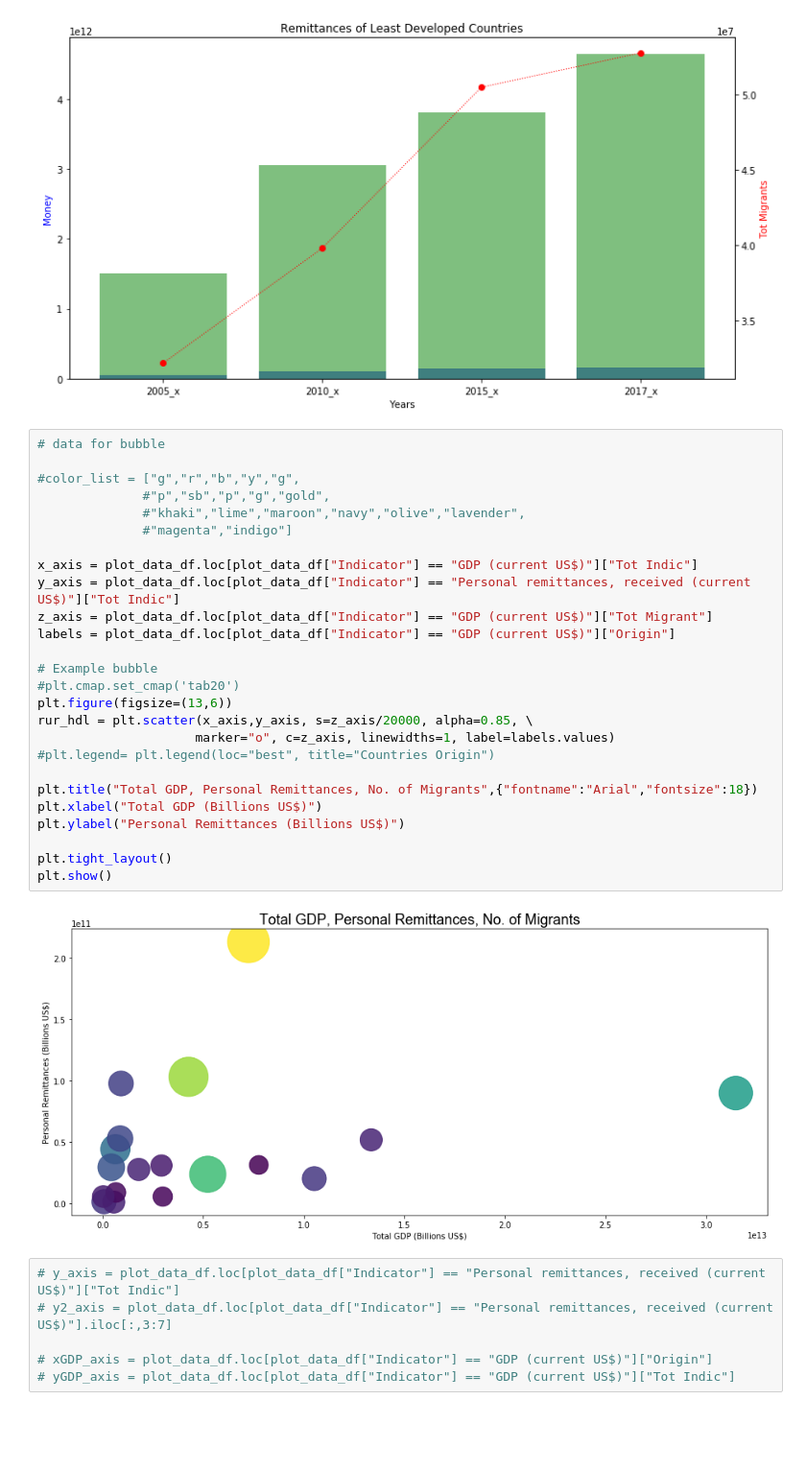
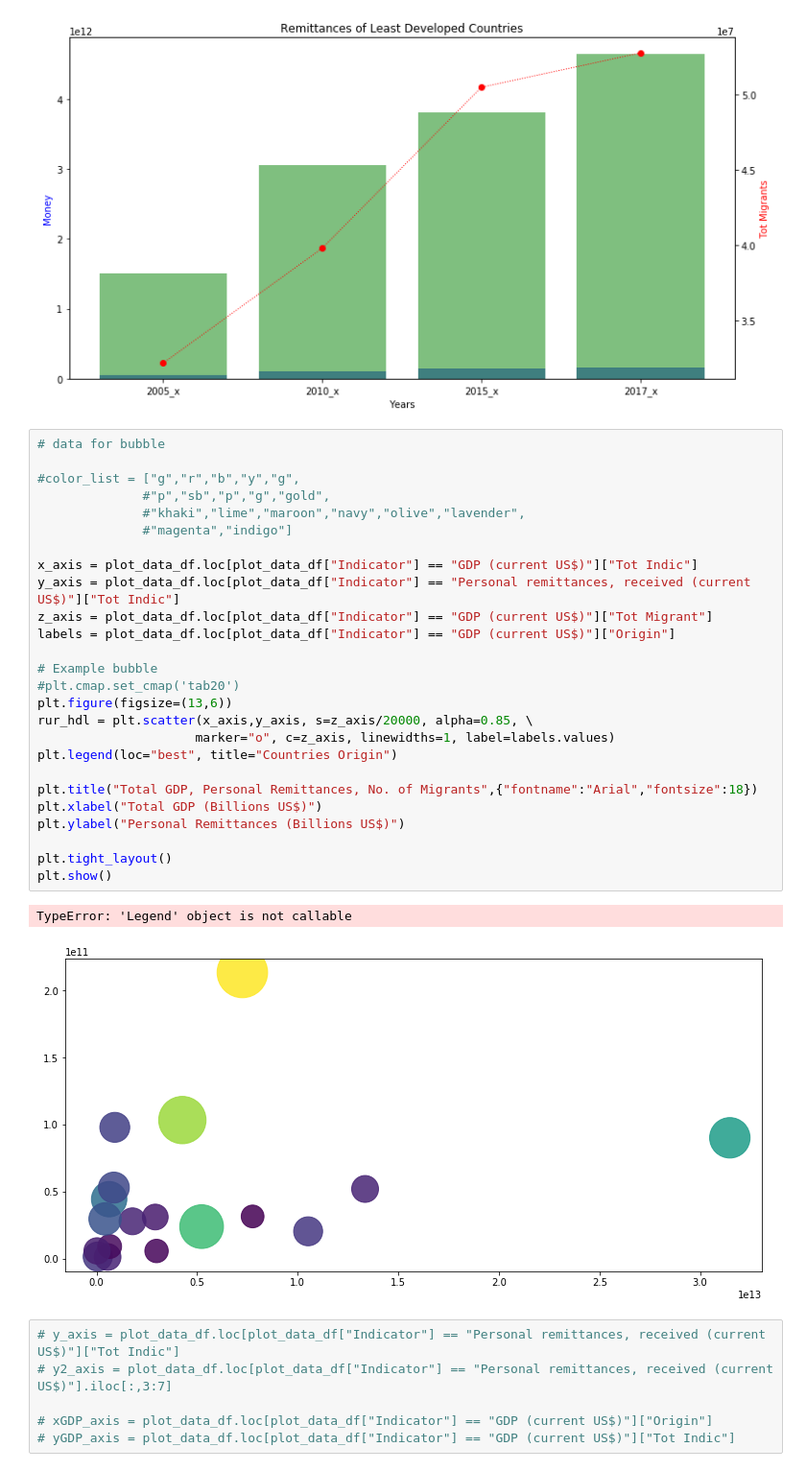
Before and after one commit to nithiye/Project-Guru, a Jupyter notebook: Ex_plotting.ipynb, the cells around one changed output. Shown: that part at 96% size. Cells and saved outputs as stored; diff of their text form; blank space fills up the shorter version.

```diff
--- a/Ex_plotting.ipynb
+++ b/Ex_plotting.ipynb
@@ -83,31 +83,32 @@ plt.show()
 # %%
 # data for bubble
 
 #color_list = ["g","r","b","y","g",
               #"p","sb","p","g","gold",
               #"khaki","lime","maroon","navy","olive","lavender",
               #"magenta","indigo"]
 
 x_axis = plot_data_df.loc[plot_data_df["Indicator"] == "GDP (current US$)"]["Tot Indic"]
 y_axis = plot_data_df.loc[plot_data_df["Indicator"] == "Personal remittances, received (current US$)"]["Tot Indic"]
 z_axis = plot_data_df.loc[plot_data_df["Indicator"] == "GDP (current US$)"]["Tot Migrant"]
 labels = plot_data_df.loc[plot_data_df["Indicator"] == "GDP (current US$)"]["Origin"]
 
 # Example bubble
 #plt.cmap.set_cmap('tab20')
 plt.figure(figsize=(13,6))
 rur_hdl = plt.scatter(x_axis,y_axis, s=z_axis/20000, alpha=0.85, \
                      marker="o", c=z_axis, linewidths=1, label=labels.values)
-#plt.legend= plt.legend(loc="best", title="Countries Origin")
+plt.legend(loc="best", title="Countries Origin")
 
 plt.title("Total GDP, Personal Remittances, No. of Migrants",{"fontname":"Arial","fontsize":18})
 plt.xlabel("Total GDP (Billions US$)")
 plt.ylabel("Personal Remittances (Billions US$)")
 
 plt.tight_layout()
 plt.show()
 # %% [output]
+TypeError: 'Legend' object is not callable
-[figure, old version]
+[figure, new version]
 # %%
 # y_axis = plot_data_df.loc[plot_data_df["Indicator"] == "Personal remittances, received (current US$)"]["Tot Indic"]
 # y2_axis = plot_data_df.loc[plot_data_df["Indicator"] == "Personal remittances, received (current US$)"].iloc[:,3:7]
```
Also changed, not shown: parts of 1 cell of this notebook, 2 other files.
